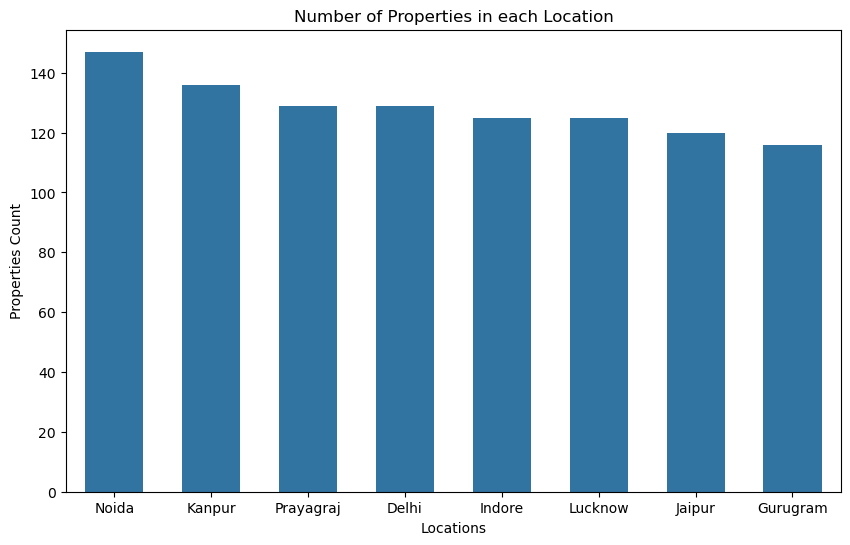
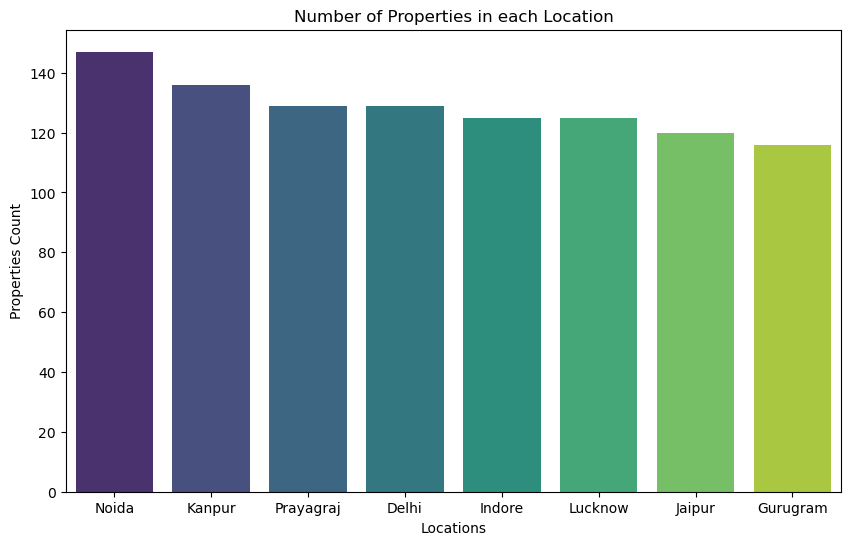
The notebook cell's code change between the first figure and the second:
--- before
+++ after
@@ -1,4 +1,4 @@
 plt.figure(figsize=(10,6))
-sns.barplot(x=a.index, y=a.values,native_scale=True,width=0.6)
+sns.barplot(x=a.index, y=a.values, hue=a.index, palette='viridis')
 plt.title("Number of Properties in each Location")
 plt.xlabel('Locations')

Commit: Linear